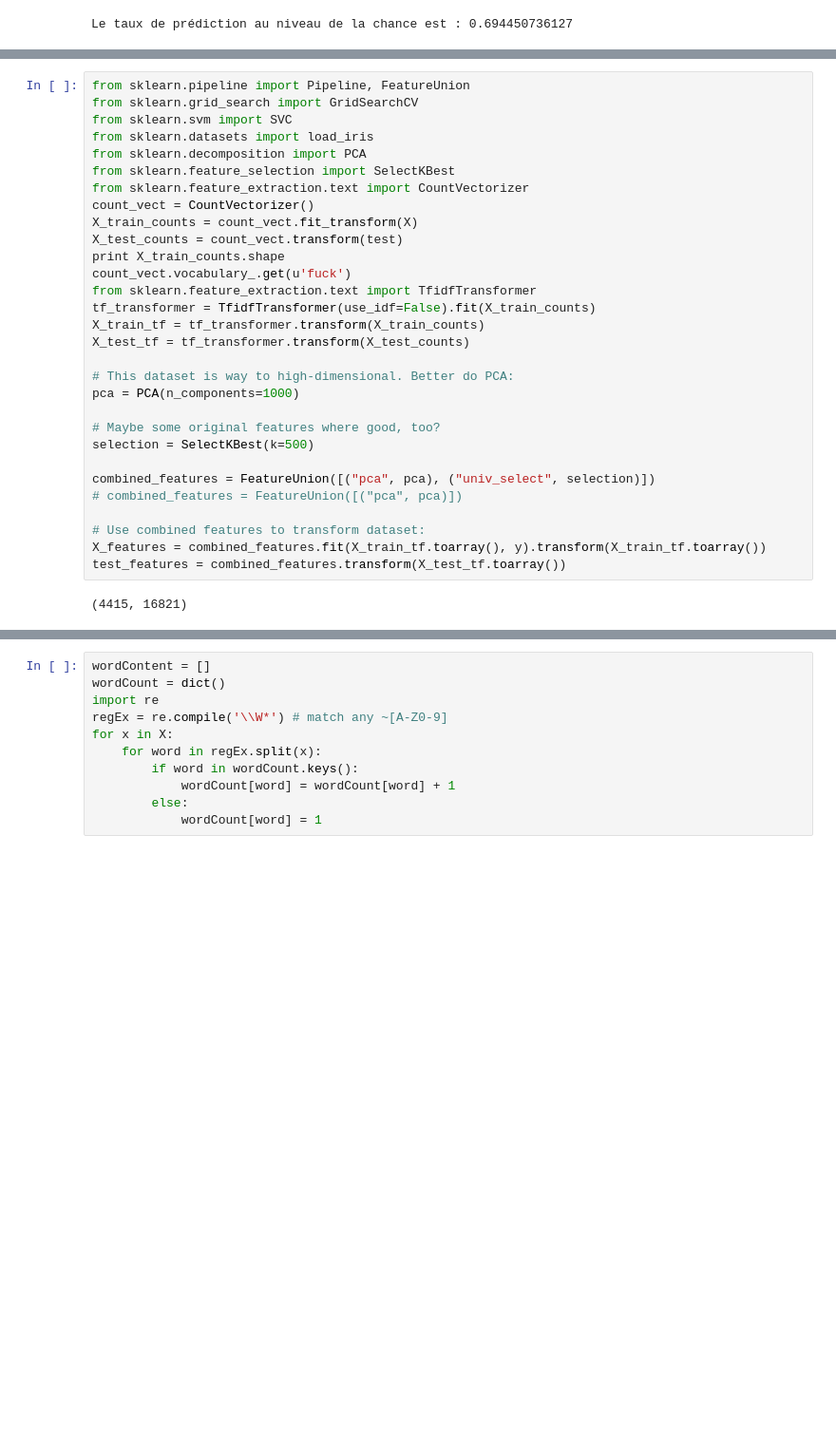
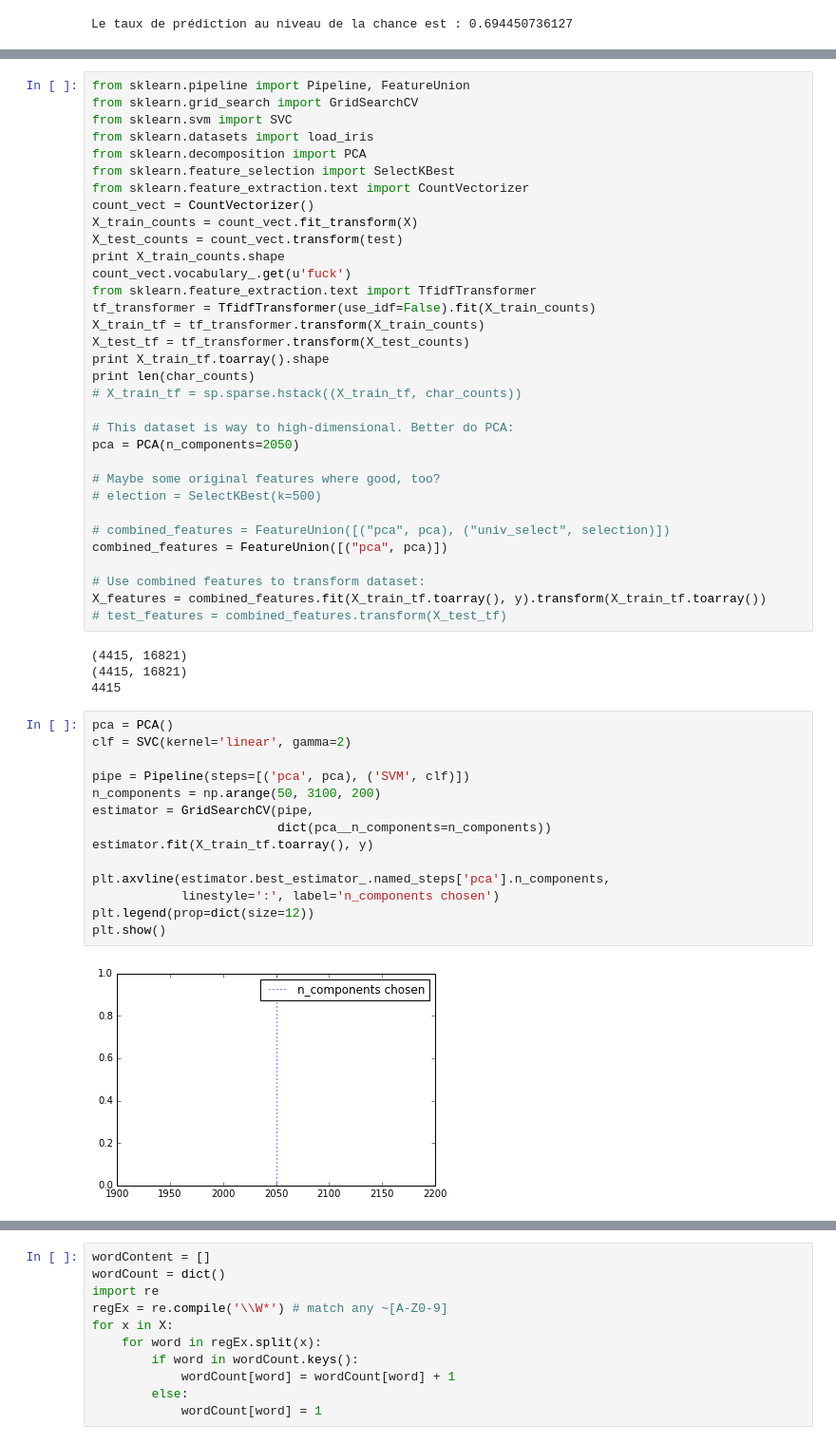
Before and after one commit to dexterju27/SD_207_Challenge, a Jupyter notebook: Challenge.ipynb, the cells around one changed output, grey strips where cells are left out. Shown: that part at 95% size. Drawn from its saved outputs; the diff is of its cells as text; blank space fills up the shorter version.

```diff
--- a/Challenge.ipynb
+++ b/Challenge.ipynb
@@ -57,18 +61,39 @@ from sklearn.feature_extraction.text import TfidfTransformer
 tf_transformer = TfidfTransformer(use_idf=False).fit(X_train_counts)
 X_train_tf = tf_transformer.transform(X_train_counts)
 X_test_tf = tf_transformer.transform(X_test_counts)
+print X_train_tf.toarray().shape
+print len(char_counts)
+# X_train_tf = sp.sparse.hstack((X_train_tf, char_counts))
 
 # This dataset is way to high-dimensional. Better do PCA:
-pca = PCA(n_components=1000)
+pca = PCA(n_components=2050)
 
 # Maybe some original features where good, too?
-selection = SelectKBest(k=500)
+# election = SelectKBest(k=500)
 
-combined_features = FeatureUnion([("pca", pca), ("univ_select", selection)])
-# combined_features = FeatureUnion([("pca", pca)])
+# combined_features = FeatureUnion([("pca", pca), ("univ_select", selection)])
+combined_features = FeatureUnion([("pca", pca)])
 
 # Use combined features to transform dataset:
 X_features = combined_features.fit(X_train_tf.toarray(), y).transform(X_train_tf.toarray())
-test_features = combined_features.transform(X_test_tf.toarray())
+# test_features = combined_features.transform(X_test_tf)
 # %% [output]
 (4415, 16821)
+(4415, 16821)
+4415
+# %%
+pca = PCA()
+clf = SVC(kernel='linear', gamma=2)
+
+pipe = Pipeline(steps=[('pca', pca), ('SVM', clf)])
+n_components = np.arange(50, 3100, 200)
+estimator = GridSearchCV(pipe,
+                         dict(pca__n_components=n_components))
+estimator.fit(X_train_tf.toarray(), y)
+
+plt.axvline(estimator.best_estimator_.named_steps['pca'].n_components,
+            linestyle=':', label='n_components chosen')
+plt.legend(prop=dict(size=12))
+plt.show()
+# %% [output]
+[figure, added]
```
Also changed, not shown: parts of 14 cells of this notebook.
